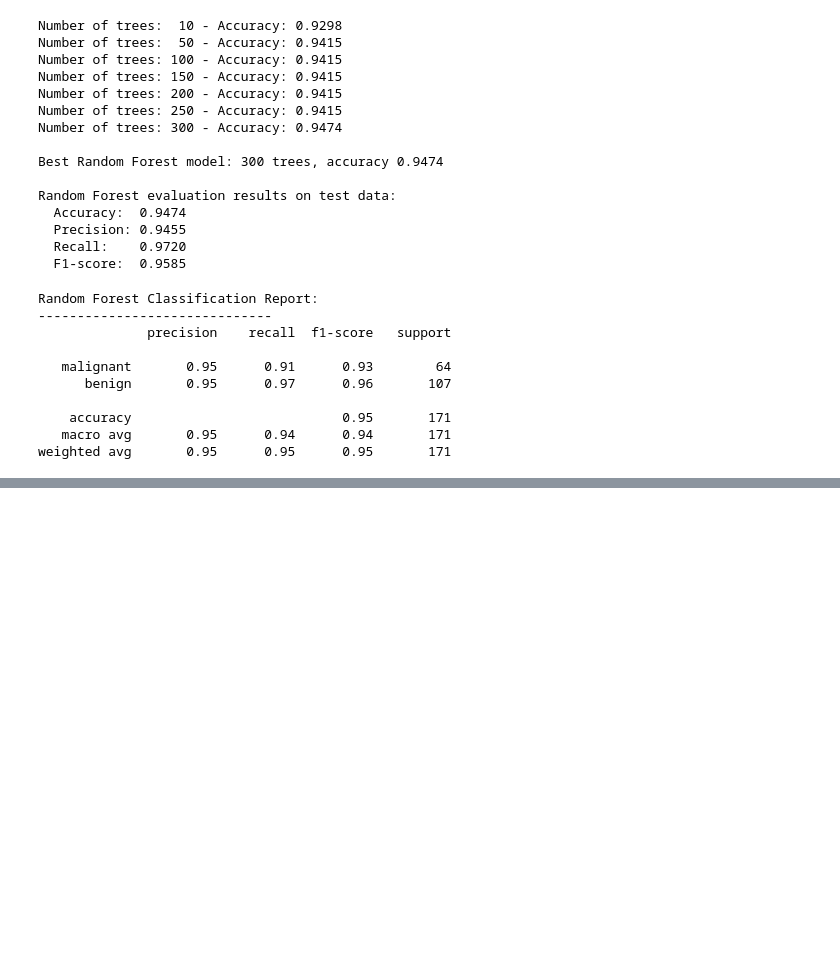
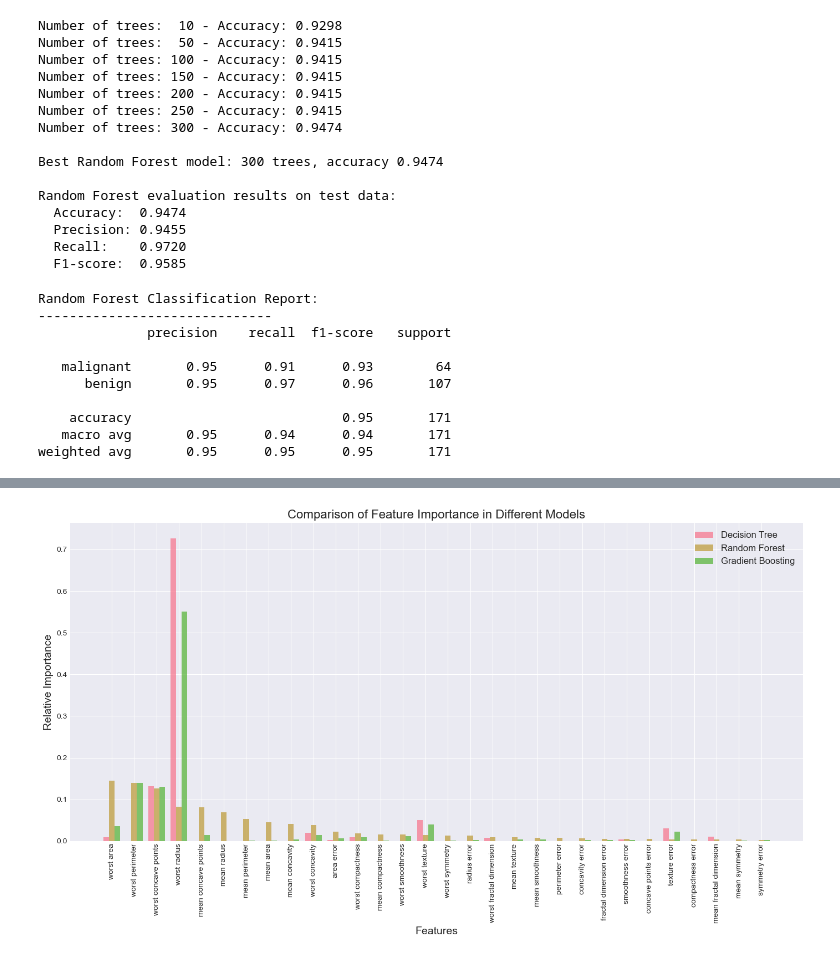
Before and after one commit to SobhanEyvazipoor/Homework-3, a Jupyter notebook: Exercise_1.ipynb, the cells around one changed output, grey strips where cells are left out. Saved outputs shown, nothing was run; the diff lists cells and outputs as text; code cells hidden in the pictures; blank space fills up the shorter version.

```diff
--- a/Exercise_1.ipynb
+++ b/Exercise_1.ipynb
@@ -263,0 +472,19 @@ weighted avg       0.95      0.95      0.95       171
+# %%
+feature_importance_dt = dt_model.feature_importances_
+feature_importance_rf = rf_model.feature_importances_
+feature_importance_gb = gb_model.feature_importances_
+
+importance_df = pd.DataFrame({
+    'Feature': feature_names,
+    'Decision Tree': feature_importance_dt,
+    'Random Forest': feature_importance_rf,
+    'Gradient Boosting': feature_importance_gb
+})
+
+for col in ['Decision Tree', 'Random Forest', 'Gradient Boosting']:
+    importance_df[col] = importance_df[col] / importance_df[col].sum()
+
+importance_df = importance_df.sort_values('Random Forest', ascending=False)
+
+print("\nTop 10 Important Features based on Random Forest:")
+print(importance_df[['Feature', 'Random Forest']].head(10).to_string(index=False))
@@ -263,0 +504,18 @@ weighted avg       0.95      0.95      0.95       171
+# %%
+plt.figure(figsize=(14, 8))
+x = np.arange(len(feature_names))
+width = 0.25
+
+plt.bar(x - width, importance_df['Decision Tree'].values, width, label='Decision Tree', alpha=0.7)
+plt.bar(x, importance_df['Random Forest'].values, width, label='Random Forest', alpha=0.7)
+plt.bar(x + width, importance_df['Gradient Boosting'].values, width, label='Gradient Boosting', alpha=0.7)
+
+plt.xlabel('Features', fontsize=14)
+plt.ylabel('Relative Importance', fontsize=14)
+plt.title('Comparison of Feature Importance in Different Models', fontsize=16)
+plt.xticks(x, importance_df['Feature'].values, rotation=90)
+plt.legend(fontsize=12)
+plt.tight_layout()
+plt.show()
+# %% [output]
+[figure, added]
```
Also changed, not shown: parts of 16 cells of this notebook.
